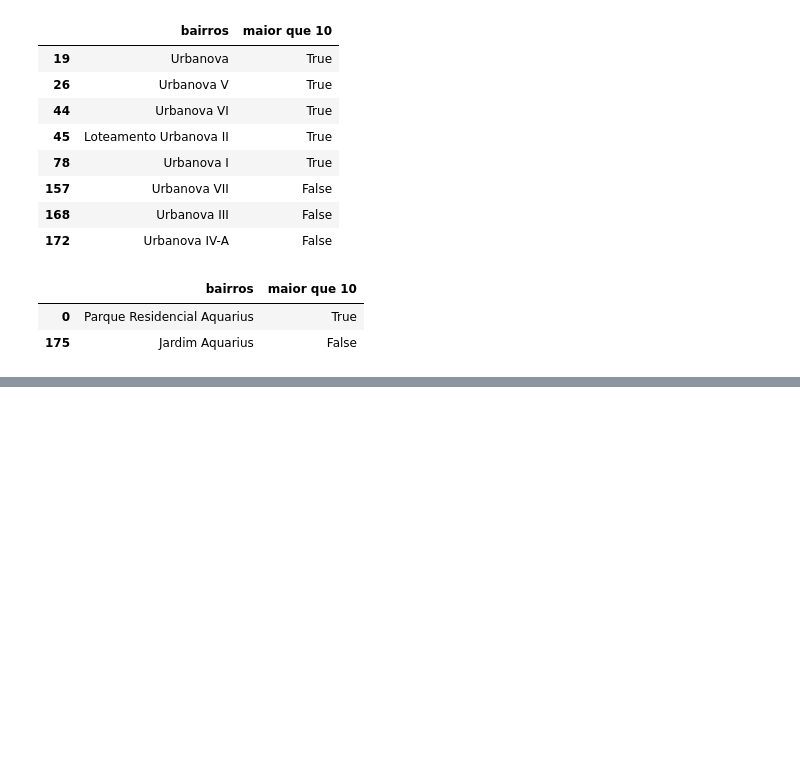
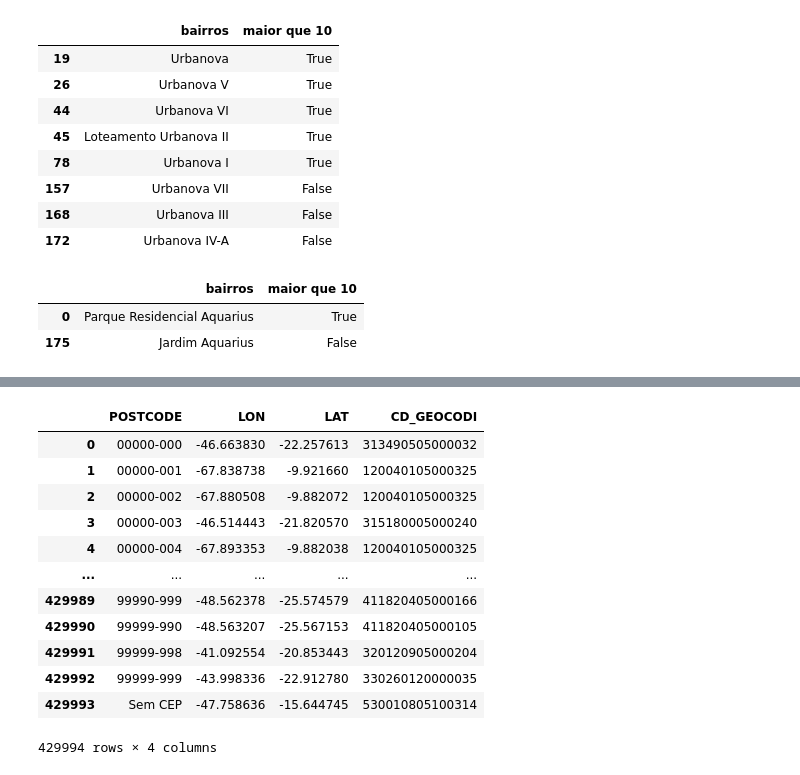
Before and after one commit to fabiollg/PI-4_Predicao_Valores_Imoveis_SJC, a Jupyter notebook: PI_4_Predicao_Valores_Imoveis_SJC.ipynb, the cells around one changed output, grey strips where cells are left out. Saved outputs shown, nothing was run; the diff lists cells and outputs as text; code cells hidden in the pictures; blank space fills up the shorter version.

```diff
--- a/PI_4_Predicao_Valores_Imoveis_SJC.ipynb
+++ b/PI_4_Predicao_Valores_Imoveis_SJC.ipynb
@@ -288,0 +255,17 @@ dados_bed_filt.sort_values(['address_neighborhood']).tail(50)
+# %%
+url_ceps = pd.read_csv('https://github.com/fabiollg/PI-4_Predicao_Valores_Imoveis_SJC/raw/main/dados/census_code_cep_coordinates.zip',compression='zip')
+url_ceps
+# %% [output]
+|  | POSTCODE | LON | LAT | CD_GEOCODI |
+| 0 | 00000-000 | -46.663830 | -22.257613 | 313490505000032 |
+| 1 | 00000-001 | -67.838738 | -9.921660 | 120040105000325 |
+| 2 | 00000-002 | -67.880508 | -9.882072 | 120040105000325 |
+| 3 | 00000-003 | -46.514443 | -21.820570 | 315180005000240 |
+| 4 | 00000-004 | -67.893353 | -9.882038 | 120040105000325 |
+| ... | ... | ... | ... | ... |
+| 429989 | 99990-999 | -48.562378 | -25.574579 | 411820405000166 |
+| 429990 | 99999-990 | -48.563207 | -25.567153 | 411820405000105 |
+| 429991 | 99999-998 | -41.092554 | -20.853443 | 320120905000204 |
+| 429992 | 99999-999 | -43.998336 | -22.912780 | 330260120000035 |
+| 429993 | Sem CEP | -47.758636 | -15.644745 | 530010805100314 |
+429994 rows × 4 columns
```
Also changed, not shown: parts of 2 cells of this notebook.
